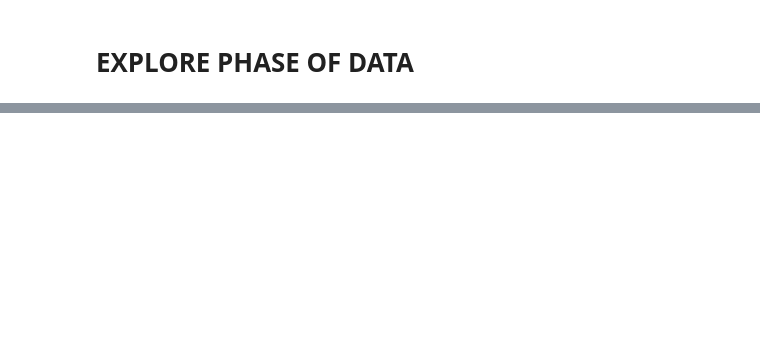
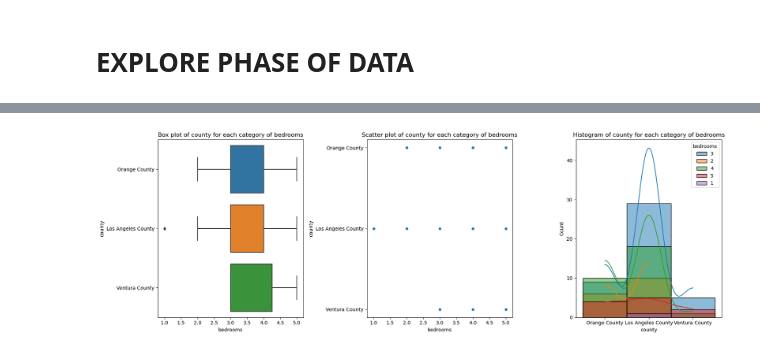
Before and after one commit to Marc-Aradillas/zillow_project, a Jupyter notebook: working_notebook.ipynb, the cells around one changed output, grey strips where cells are left out. Drawn from its saved outputs; the diff is of its cells as text; code cells hidden in the pictures; blank space fills up the shorter version.

```diff
--- a/working_notebook.ipynb
+++ b/working_notebook.ipynb
@@ -547,0 +586,4 @@ df.head()
+# %%
+plot_categorical_and_continuous_vars(train, 'county', 'bedrooms', n=(0, 2.0, 4.0, 6.0, 20.0))
+# %% [output]
+[figure, added]
```
Also changed, not shown: parts of 42 cells of this notebook, 2 other files.
